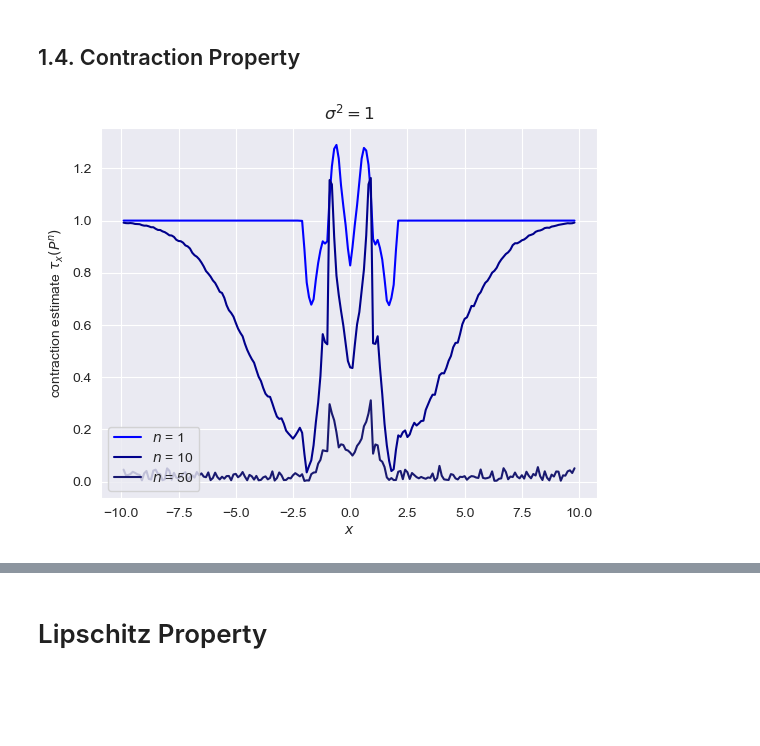
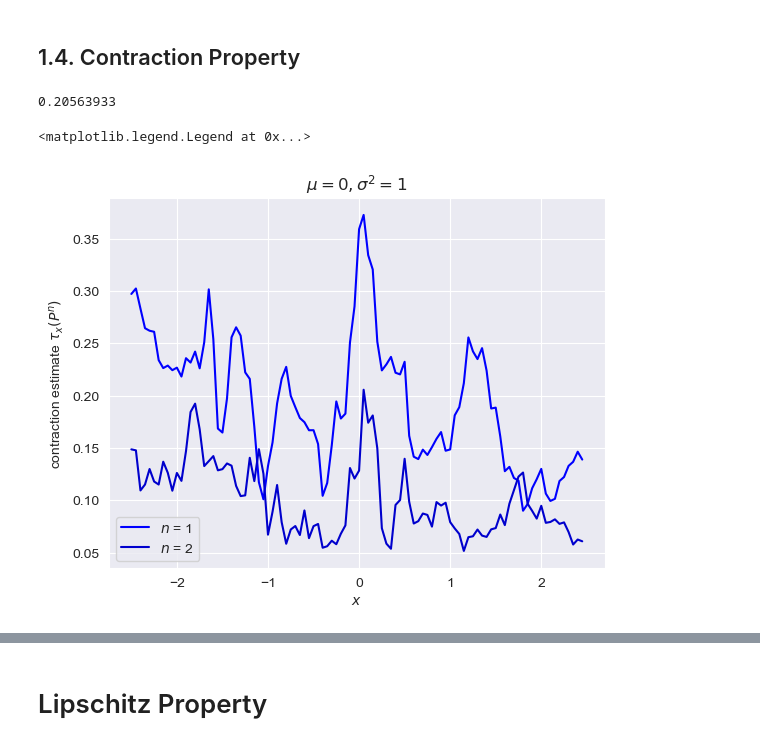
Before and after one commit to savelovme/adaptive-mcmc, a Jupyter notebook: python/asumptions-check.ipynb, the cells around one changed output, grey strips where cells are left out. Drawn from its saved outputs; the diff is of its cells as text; code cells hidden in the pictures; blank space fills up the shorter version.

```diff
--- a/python/asumptions-check.ipynb
+++ b/python/asumptions-check.ipynb
@@ -401,0 +501,3 @@ Pnfx = vmap(func)(Pnx).mean(axis=1)
+# %%
+idx1 = 100
+s1 = ARWMHAdaptState(mean[idx1], cov[idx1], lam[idx1])
@@ -556,39 +692,33 @@ plt.legend()
 # %% [markdown]
 ## 1.4. Contraction Property
-# %%
-def get_taus_n(rng_key, kernel, X, adapt_state, n: int = 1, n_samples: int = 1000):
-    Pnx = kernel.sample_Pnx(rng_key, X, adapt_state, n, n_samples).squeeze()
-
-    W_dists_n = vmap(wasserstein_1d)(Pnx[:-2], Pnx[2:])
-    diffs = jnp.abs(x[:-2] - x[2:])
-
-    taus_n = W_dists_n / diffs
-
-    return x[1:-1], taus_n
 # %%
 rng_key = random.PRNGKey(0)
 
-X = jnp.arange(-10, 10, 0.1).reshape(-1, 1)
-x = X.squeeze()
+x = jnp.arange(-2.5, 2.5, 0.05)
+X = x.reshape(-1, 1)
 
-N = 100000
+N = 1000000
 
-x_vals1, taus1 = get_taus_n(rng_key, kernel, X, s1, n=1, n_samples=N)
-x_vals2, taus2 = get_taus_n(rng_key, kernel, X, s1, n=2, n_samples=N)
-# x_vals5, taus5 = get_taus_n(rng_key, kernel, X, s1, n=5, n_samples=N)
-x_vals10, taus10 = get_taus_n(rng_key, kernel, X, s1, n=10, n_samples=N)
-x_vals50, taus50 = get_taus_n(rng_key, kernel, X, s1, n=50, n_samples=N)
+taus1 = get_taus_n(rng_key, kernel_sss_normal, X, s1, n=1, n_samples=N, eps=1e-2)
+taus2 = get_taus_n(rng_key, kernel_sss_normal, X, s1, n=2, n_samples=N, eps=1e-2)
+# x_vals5, taus5 = get_taus_n(rng_key, kernel, X, s1, n=5, tau_samples=N)
+# x_vals10, taus10 = get_taus_n(rng_key, kernel, X, s1, n=10, tau_samples=N)
+# x_vals25, taus25 = get_taus_n(rng_key, kernel, X, s1, n=25, tau_samples=N)
+print(taus2.max())
+# %% [output]
+0.20563933
 # %%
-plt.title(r"$\sigma^2 = 1$")
-plt.plot(x_vals1, taus1, color="blue", label=r"$n$ = 1")
-# plt.plot(x_vals2, taus2, color="mediumblue", label=r"$n$ = 2")
-# plt.plot(x_vals5, taus5, color="darkblue", label=r"$n$ = 5")
-plt.plot(x_vals10, taus10, color="darkblue", label=r"$n$ = 10")
-plt.plot(x_vals50, taus50, color="midnightblue", label=r"$n$ = 50")
+plt.title(r"$\mu=0, \sigma^2=1$")
+plt.plot(x, taus1, color="blue", label=r"$n$ = 1")
+plt.plot(x, taus2, color="mediumblue", label=r"$n$ = 2")
+# plt.plot(x_vals5, taus5, color="mediumblue", label=r"$n$ = 5")
+# plt.plot(x_vals10, taus10, color="darkblue", label=r"$n$ = 10")
+# plt.plot(x, taus25, color="midnightblue", label=r"$n$ = 25")
 # plt.semilogy()
 plt.xlabel("$x$")
 plt.ylabel(r"contraction estimate $\tau_x(P^n)$")
 plt.legend(loc="lower left")
-plt.savefig(svg_dir + "mixture-x-contraction.svg", format="svg")
+# plt.savefig(svg_dir + "asss-mixture-x-contraction.svg", format="svg")
 # %% [output]
+<matplotlib.legend.Legend at 0x...>
-[figure, old version]
+[figure, new version]
```
Also changed, not shown: parts of 60 cells of this notebook, 9 other files.
